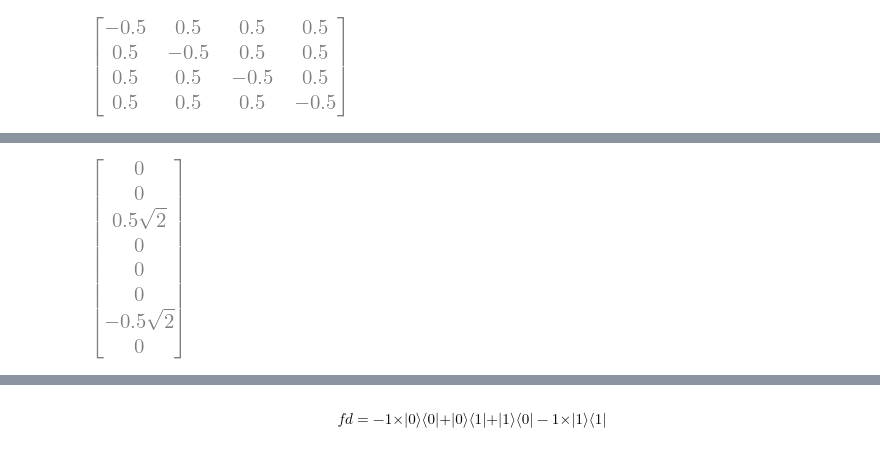
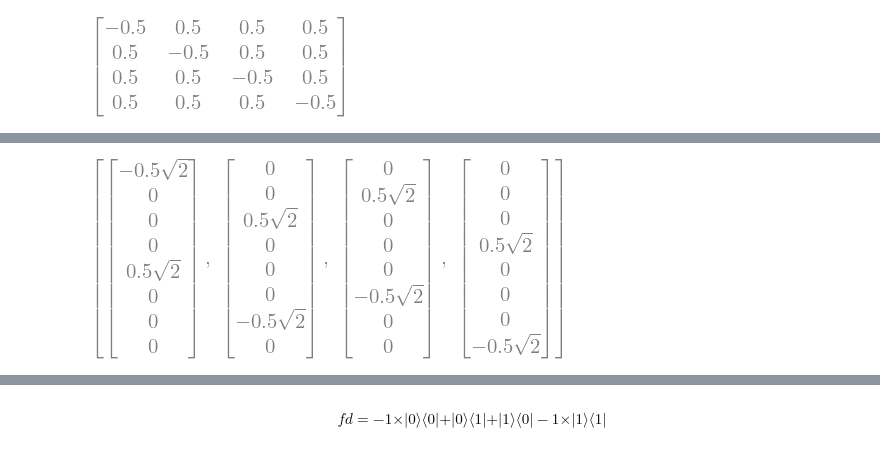
Before and after one commit to jbperin/hello-world, a Jupyter notebook: quantique/OneOutOfFour.ipynb, the cells around one changed output, grey strips where cells are left out. Cells and saved outputs as stored; diff of their text form; code cells hidden in the pictures.

```diff
--- a/quantique/OneOutOfFour.ipynb
+++ b/quantique/OneOutOfFour.ipynb
@@ -62,12 +64,12 @@ Uf_10*TensorProduct(Hgate*ket1,Hgate*ket0,Hgate*ket0)
 # %% [output]
 [figure]
 # %%
-Ub4measure = (1/2)*Matrix([
+U = (1/2)*Matrix([
     [-1, 1, 1, 1],
     [1, -1, 1, 1],
     [1, 1, -1, 1],
     [1, 1, 1, -1]
 ])
-Ub4measure
+U
 # %% [output]
 [figure]
@@ -77,0 +76,3 @@ Ub4measure.det()
+# %%
+A = TensorProduct (I, U)
+A
@@ -78,4 +81,8 @@ Ub4measure.det()
 # %%
-TensorProduct(I, Ub4measure)*TensorProduct(I,Hgate,Hgate)*Uf_01*TensorProduct(Hgate*ket1,Hgate*ket0,Hgate*ket0)
+[A*TensorProduct(I,Hgate,Hgate)*Uf_00*TensorProduct(Hgate*ket1,Hgate*ket0,Hgate*ket0),
+ A*TensorProduct(I,Hgate,Hgate)*Uf_01*TensorProduct(Hgate*ket1,Hgate*ket0,Hgate*ket0),
+ A*TensorProduct(I,Hgate,Hgate)*Uf_10*TensorProduct(Hgate*ket1,Hgate*ket0,Hgate*ket0),
+ A*TensorProduct(I,Hgate,Hgate)*Uf_11*TensorProduct(Hgate*ket1,Hgate*ket0,Hgate*ket0),
+]
 # %% [output]
-[figure, old version]
+[figure, new version]
```
Also changed, not shown: parts of 14 cells of this notebook, 2 other files.
